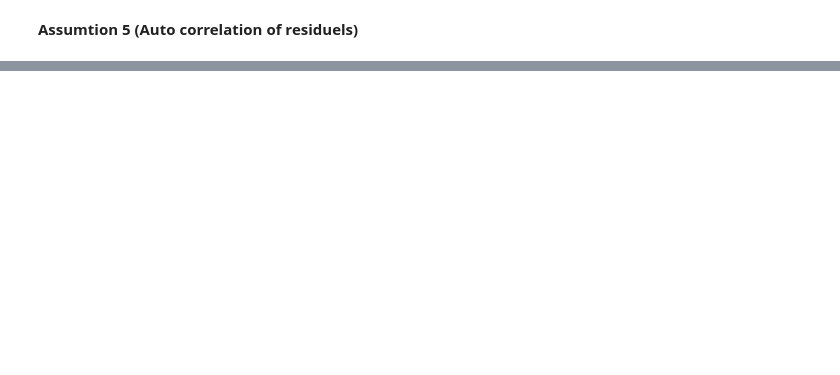
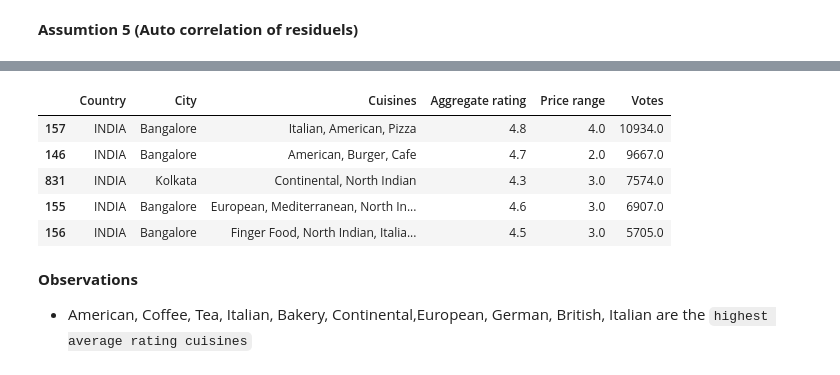
Before and after one commit to SarkarPriyanshu/CognifyzTechnologiesInterns, a Jupyter notebook: Cognifyz_Technologies_Internship_Task_1.ipynb, the cells around one changed output, grey strips where cells are left out. Saved outputs shown, nothing was run; the diff lists cells and outputs as text; code cells hidden in the pictures; blank space fills up the shorter version.

```diff
--- a/Cognifyz_Technologies_Internship_Task_1.ipynb
+++ b/Cognifyz_Technologies_Internship_Task_1.ipynb
@@ -1060,0 +1109,6 @@ fig.show()
+# %%
+remove_index = df.query("Latitude == 0.000000 and Longitude == 0.000000").index
+# %%
+df.drop(remove_index,axis=0,inplace=True)
+# %%
+df.reset_index(drop=True,inplace=True)
@@ -1060,0 +1211,16 @@ fig.show()
+# %%
+grouped_by_city = df.groupby(['Country','City','Cuisines'],as_index=False)\
+.agg({'Aggregate rating':'mean','Price range':'mean','Votes':'mean'})
+# %%
+grouped_by_city.sort_values('Votes',ascending=False).head()
+# %% [output]
+|  | Country | City | Cuisines | Aggregate rating | Price range | Votes |
+| 157 | INDIA | Bangalore | Italian, American, Pizza | 4.8 | 4.0 | 10934.0 |
+| 146 | INDIA | Bangalore | American, Burger, Cafe | 4.7 | 2.0 | 9667.0 |
+| 831 | INDIA | Kolkata | Continental, North Indian | 4.3 | 3.0 | 7574.0 |
+| 155 | INDIA | Bangalore | European, Mediterranean, North In... | 4.6 | 3.0 | 6907.0 |
+| 156 | INDIA | Bangalore | Finger Food, North Indian, Italia... | 4.5 | 3.0 | 5705.0 |
+# %% [markdown]
+**Observations**
+
+- American, Coffee, Tea, Italian, Bakery, Continental,European, German, British, Italian are the `highest average rating cuisines`
```
Also changed, not shown: parts of 21 cells of this notebook.
